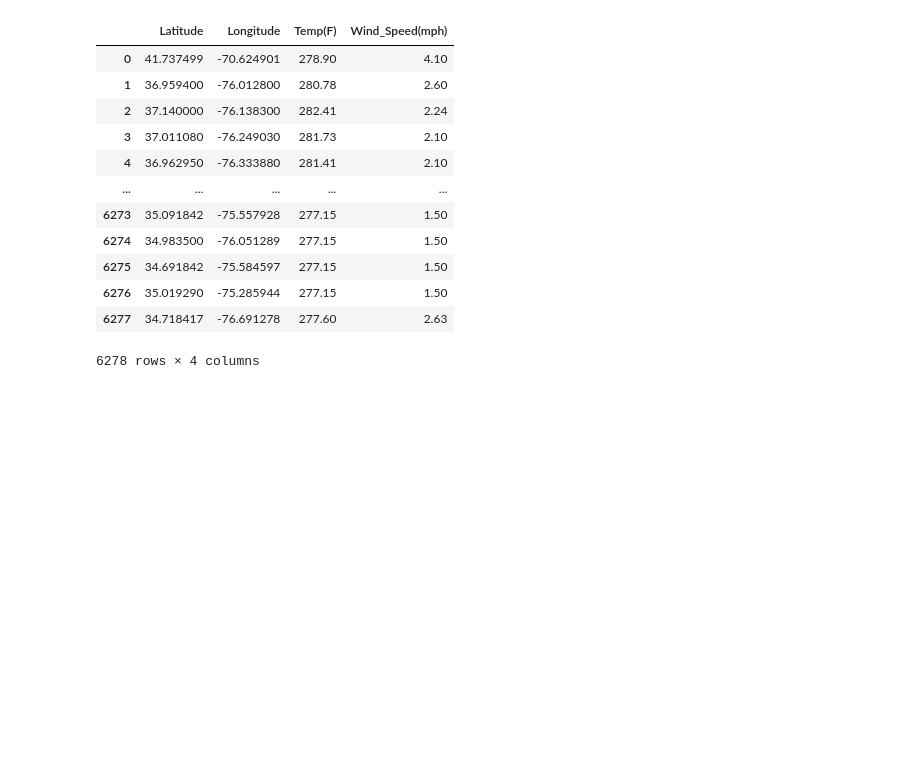
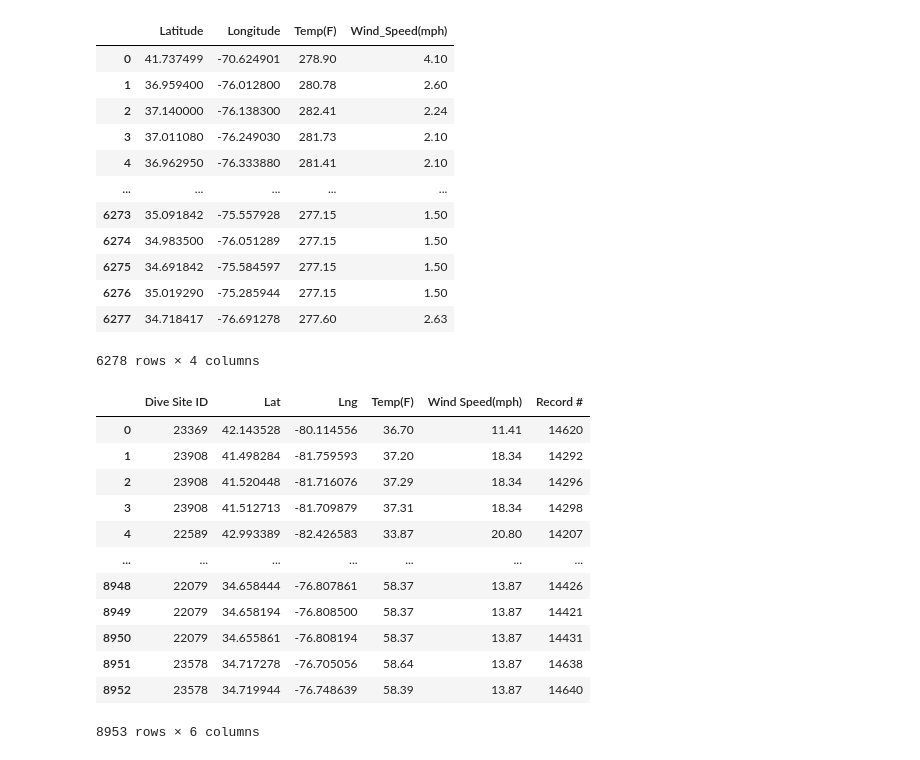
Before and after one commit to cveras33/dive-sites-ETL, a Jupyter notebook: weather_and_currents.ipynb, the cells around one changed output. Saved outputs shown, nothing was run; the diff lists cells and outputs as text; code cells hidden in the pictures; blank space fills up the shorter version.

```diff
--- a/weather_and_currents.ipynb
+++ b/weather_and_currents.ipynb
@@ -273,3 +298,53 @@ weather_df
 | 6276 | 35.019290 | -75.285944 | 277.15 | 1.50 |
 | 6277 | 34.718417 | -76.691278 | 277.60 | 2.63 |
 6278 rows × 4 columns
+# %%
+#Weather Query for final dive site transformed csv. 2 hours and 44 minute API call.
+
+units3 = "imperial"
+LATIS = final_csv["Lat"].to_list()
+LONGIS = final_csv["Lng"].to_list()
+dive_ids = final_csv["Dive_Site_ID"].to_list()
+records = final_csv["Record_#"].to_list()
+
+#Output
+temper = []
+wind_sp = []
+f_lat = []
+f_lon = []
+diveID = []
+record_num = []
+
+for (LATI, LONGI, dive_id, record) in zip(LATIS, LONGIS, dive_ids, records):
+    fin_url= f"http://api.openweathermap.org/data/2.5/weather?lat={LATI}&lon={LONGI}&units={units3}&appid={w_key}"
+    fin_query= requests.get(fin_url).json()
+    temp_aq = fin_query['main']['temp']
+    wind_aq = fin_query['wind']['speed']
+    temper.append(temp_aq)
+    wind_sp.append(wind_aq)
+    f_lat.append(LATI)
+    f_lon.append(LONGI)
+    diveID.append(dive_id)
+    record_num.append(record)
+    time.sleep(1)
+# %%
+climate = {"Dive Site ID": diveID, "Lat": f_lat,"Lng": f_lon, "Temp(F)": temper,
+           "Wind Speed(mph)": wind_sp, "Record #": record_num}
+end_df = pd.DataFrame(climate, columns=["Dive Site ID", "Lat", "Lng",
+                                       "Temp(F)", "Wind Speed(mph)", "Record #"])
+end_df.to_csv('Resources/final_weather.csv', index = False)
+end_df
+# %% [output]
+|  | Dive Site ID | Lat | Lng | Temp(F) | Wind Speed(mph) | Record # |
+| 0 | 23369 | 42.143528 | -80.114556 | 36.70 | 11.41 | 14620 |
+| 1 | 23908 | 41.498284 | -81.759593 | 37.20 | 18.34 | 14292 |
+| 2 | 23908 | 41.520448 | -81.716076 | 37.29 | 18.34 | 14296 |
+| 3 | 23908 | 41.512713 | -81.709879 | 37.31 | 18.34 | 14298 |
+| 4 | 22589 | 42.993389 | -82.426583 | 33.87 | 20.80 | 14207 |
+| ... | ... | ... | ... | ... | ... | ... |
+| 8948 | 22079 | 34.658444 | -76.807861 | 58.37 | 13.87 | 14426 |
+| 8949 | 22079 | 34.658194 | -76.808500 | 58.37 | 13.87 | 14421 |
+| 8950 | 22079 | 34.655861 | -76.808194 | 58.37 | 13.87 | 14431 |
+| 8951 | 23578 | 34.717278 | -76.705056 | 58.64 | 13.87 | 14638 |
+| 8952 | 23578 | 34.719944 | -76.748639 | 58.39 | 13.87 | 14640 |
+8953 rows × 6 columns
```
Also changed, not shown: parts of 3 cells of this notebook, 2 other files.
